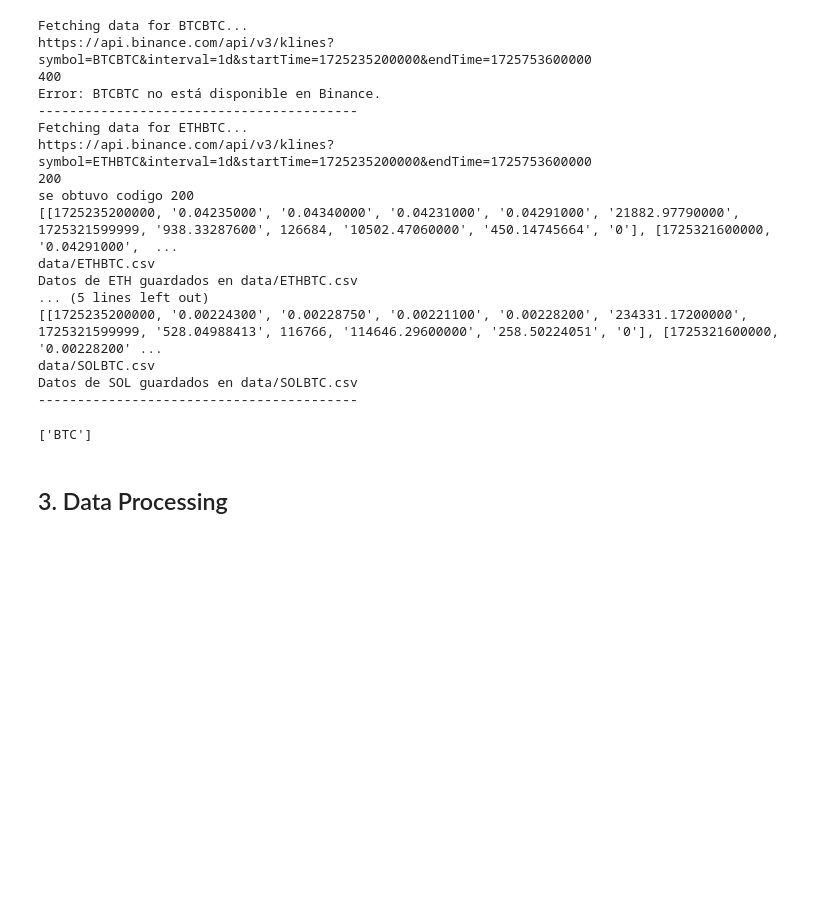
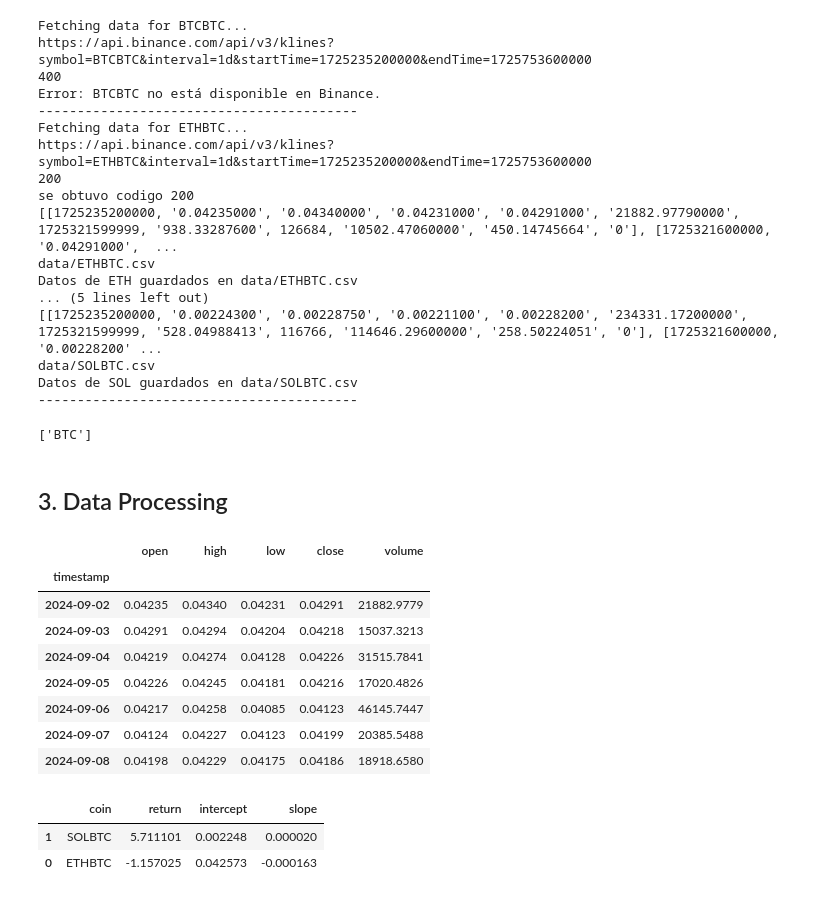
Before and after one commit to eduardogv/binance-momentum, a Jupyter notebook: binance_top_coins.ipynb, the cells around one changed output. Drawn from its saved outputs; the diff is of its cells as text; code cells hidden in the pictures; blank space fills up the shorter version.

```diff
--- a/binance_top_coins.ipynb
+++ b/binance_top_coins.ipynb
@@ -249,6 +249,9 @@ def get_klines_btcpair(crypto_list, weeks_back: int):
             for col in ['open', 'high', 'low', 'close', 'volume']:
                 df[col] = df[col].astype(float)
 
+            # Eliminar las columnas que no me sirve
+            df = df.drop(['close_time', 'quote_asset_volume', 'number_of_trades', 'taker_buy_base_asset_volume', 'taker_buy_quote_asset_volume', 'ignore'], axis=1)
+
             # Guardar el DataFrame como CSV
             filename = f"data/{crypto}BTC.csv"
             print(filename)
@@ -358,0 +303,70 @@ def analyze_momentum(pivot_low_date, reference_high_date):
+# %%
+# Limpiamos el df con solo las columnas que nos interesan
+
+dataframes[0]
+# %% [output]
+|  | open | high | low | close | volume |
+| timestamp |  |  |  |  |  |
+| 2024-09-02 | 0.04235 | 0.04340 | 0.04231 | 0.04291 | 21882.9779 |
+| 2024-09-03 | 0.04291 | 0.04294 | 0.04204 | 0.04218 | 15037.3213 |
+| 2024-09-04 | 0.04219 | 0.04274 | 0.04128 | 0.04226 | 31515.7841 |
+| 2024-09-05 | 0.04226 | 0.04245 | 0.04181 | 0.04216 | 17020.4826 |
+| 2024-09-06 | 0.04217 | 0.04258 | 0.04085 | 0.04123 | 46145.7447 |
+| 2024-09-07 | 0.04124 | 0.04227 | 0.04123 | 0.04199 | 20385.5488 |
+| 2024-09-08 | 0.04198 | 0.04229 | 0.04175 | 0.04186 | 18918.6580 |
+# %%
+import os
+import pandas as pd
+import numpy as np
+from sklearn.linear_model import LinearRegression
+
+def analyze_crypto_data(data_folder='data'):
+    results = []
+
+    for filename in os.listdir(data_folder):
+        if filename.endswith('.csv'):
+            coin = filename.split('.')[0]
+            filepath = os.path.join(data_folder, filename)
+
+            # Leer el archivo CSV
+            df = pd.read_csv(filepath)
+            df['timestamp'] = pd.to_datetime(df['timestamp'])
+
+            # Calcular el retorno
+            first_open = df.iloc[0]['open']
+            last_close = df.iloc[-1]['close']
+            returns = (last_close - first_open) / first_open * 100
+
+            # Preparar datos para la regresión lineal
+            X = np.arange(len(df)).reshape(-1, 1)
+            y = df['close'].values
+
+            # Realizar regresión lineal
+            model = LinearRegression()
+            model.fit(X, y)
+
+            intercept = model.intercept_
+            slope = model.coef_[0]
+
+            results.append({
+                'coin': coin,
+                'return': returns,
+                'intercept': intercept,
+                'slope': slope
+            })
+
+    # Crear DataFrame con los resultados
+    result_df = pd.DataFrame(results)
+
+    # Ordenar por slope de mayor a menor
+    result_df = result_df.sort_values('slope', ascending=False)
+
+    return result_df
+
+# Ejemplo de uso
+df_maestro = analyze_crypto_data()
+df_maestro
+# %% [output]
+|  | coin | return | intercept | slope |
+| 1 | SOLBTC | 5.711101 | 0.002248 | 0.000020 |
+| 0 | ETHBTC | -1.157025 | 0.042573 | -0.000163 |
```
Also changed, not shown: parts of 3 cells of this notebook, 11 other files.
